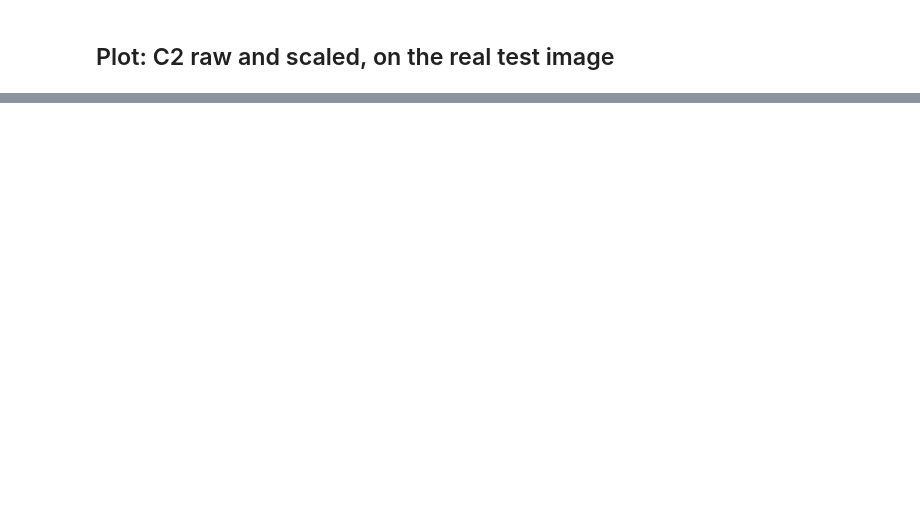
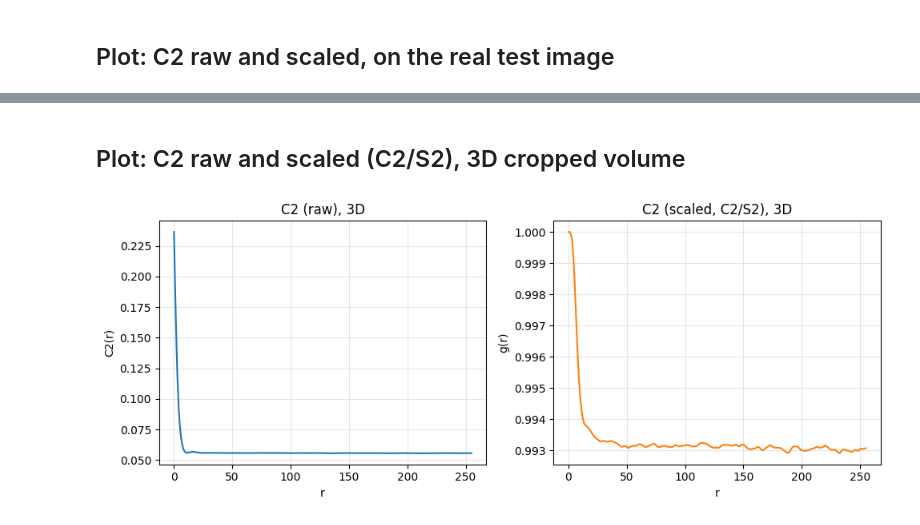
Before and after one commit to hamediut/SMiCA, a Jupyter notebook: notebooks/test_polytopes.ipynb, the cells around one changed output, grey strips where cells are left out. Cells and saved outputs as stored; diff of their text form; code cells hidden in the pictures; blank space fills up the shorter version.

```diff
--- a/notebooks/test_polytopes.ipynb
+++ b/notebooks/test_polytopes.ipynb
@@ -343,0 +404,12 @@ plt.show()
+# %%
+# Using the FULL volume (img), not the 128^3 crop - slower (see timing below) but this is
+# what actually answers "is the whole real pore network connected or not".
+t0 = time.time()
+c2_3d = calculate_c2_3d(img)
+t1 = time.time()
+print(f"calculate_c2_3d took {t1 - t0:.2f}s ({img.shape[0]}^3 volume, incl. JIT compile on first call)")
+
+t0 = time.time()
+s2_3d = calculate_s2_periodic_3d(img)
+t1 = time.time()
+print(f"calculate_s2_periodic_3d took {t1 - t0:.2f}s ({img.shape[0]}^3 volume, incl. JIT compile on first call)")
@@ -343,0 +600,22 @@ plt.show()
+# %% [markdown]
+## Plot: C2 raw and scaled (C2/S2), 3D cropped volume
+# %%
+c2_3d_scaled = scale_c2_by_connectedness(c2_3d, s2_3d)
+
+fig, axes = plt.subplots(1, 2, figsize=(10, 4))
+axes[0].plot(c2_3d, lw=1.5)
+axes[0].set_title("C2 (raw), 3D")
+axes[0].set_xlabel("r")
+axes[0].set_ylabel("C2(r)")
+axes[0].grid(alpha=0.3)
+
+axes[1].plot(c2_3d_scaled, lw=1.5, color="tab:orange")
+axes[1].set_title("C2 (scaled, C2/S2), 3D")
+axes[1].set_xlabel("r")
+axes[1].set_ylabel("g(r)")
+axes[1].grid(alpha=0.3)
+
+plt.tight_layout()
+plt.show()
+# %% [output]
+[figure, added]
```
Also changed, not shown: parts of 28 cells of this notebook, 3 other files.
